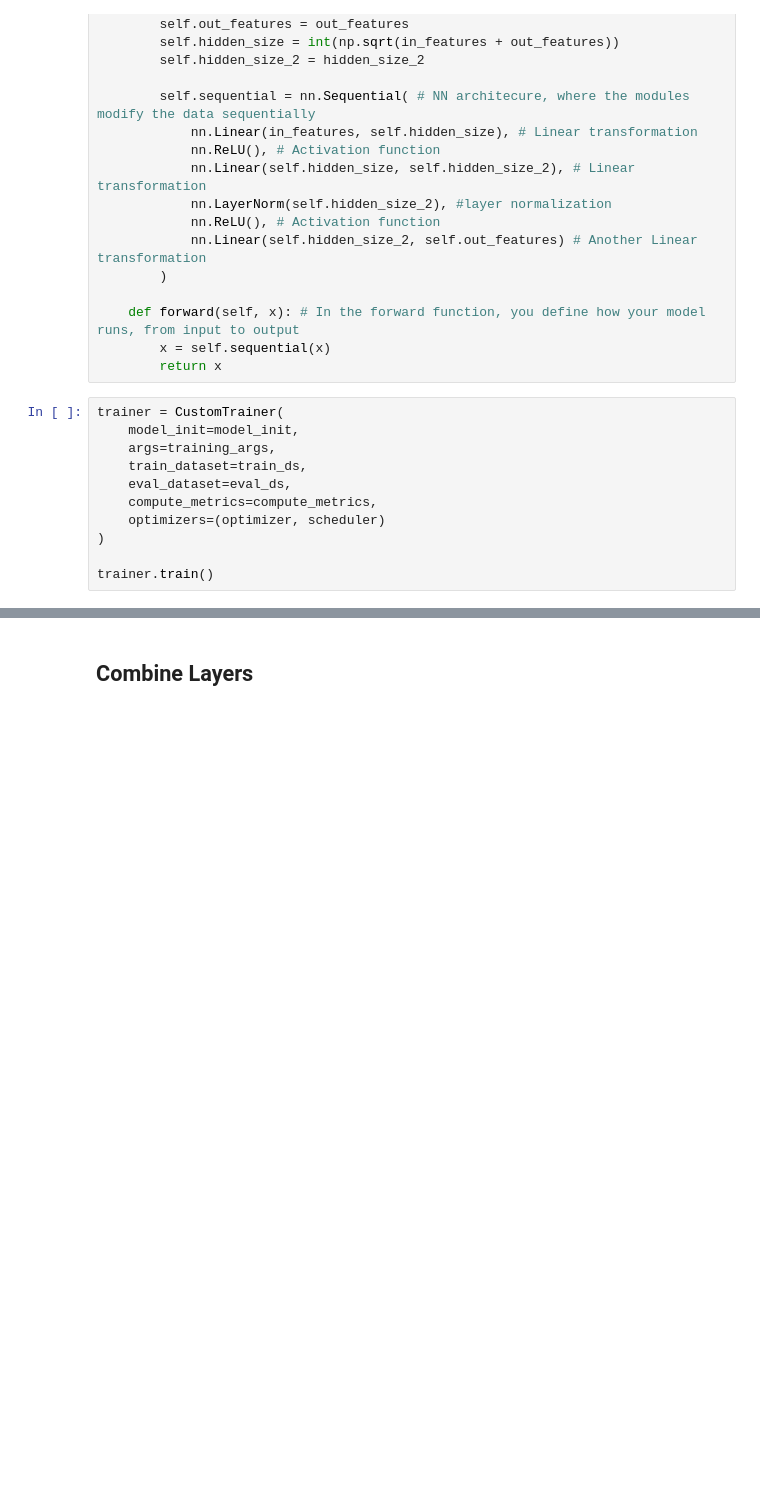
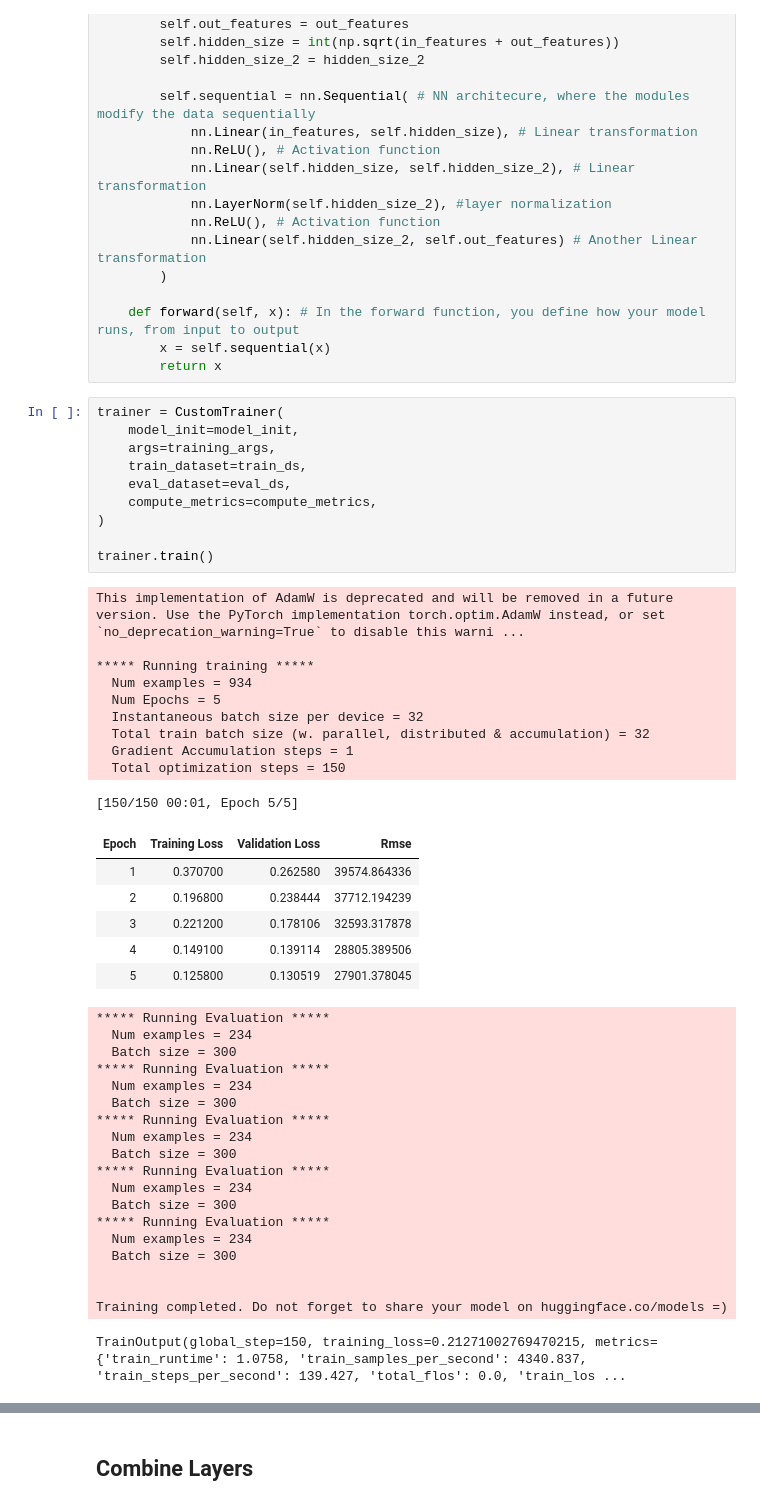
Before and after one commit to Aktsvigun/ml-2, a Jupyter notebook: intro_to_dl (1 module)/seminars/seminar_2.ipynb, the cells around one changed output, grey strips where cells are left out. Cells and saved outputs as stored; diff of their text form; blank space fills up the shorter version.

```diff
--- a/intro_to_dl (1 module)/seminars/seminar_2.ipynb
+++ b/intro_to_dl (1 module)/seminars/seminar_2.ipynb
@@ -378,14 +560,49 @@ class Model(nn.Module):
 # %%
 trainer = CustomTrainer(
     model_init=model_init,
     args=training_args,
     train_dataset=train_ds,
     eval_dataset=eval_ds,
     compute_metrics=compute_metrics,
-    optimizers=(optimizer, scheduler)
 )
 
 trainer.train()
+# %% [output]
+This implementation of AdamW is deprecated and will be removed in a future version. Use the PyTorch implementation torch.optim.AdamW instead, or set `no_deprecation_warning=True` to disable this warni ...
+
+***** Running training *****
+  Num examples = 934
+  Num Epochs = 5
+  Instantaneous batch size per device = 32
+  Total train batch size (w. parallel, distributed & accumulation) = 32
+  Gradient Accumulation steps = 1
+  Total optimization steps = 150
+[150/150 00:01, Epoch 5/5]
+| Epoch | Training Loss | Validation Loss | Rmse |
+| 1 | 0.370700 | 0.262580 | 39574.864336 |
+| 2 | 0.196800 | 0.238444 | 37712.194239 |
+| 3 | 0.221200 | 0.178106 | 32593.317878 |
+| 4 | 0.149100 | 0.139114 | 28805.389506 |
+| 5 | 0.125800 | 0.130519 | 27901.378045 |
+***** Running Evaluation *****
+  Num examples = 234
+  Batch size = 300
+***** Running Evaluation *****
+  Num examples = 234
+  Batch size = 300
+***** Running Evaluation *****
+  Num examples = 234
+  Batch size = 300
+***** Running Evaluation *****
+  Num examples = 234
+  Batch size = 300
+***** Running Evaluation *****
+  Num examples = 234
+  Batch size = 300
+
+
+Training completed. Do not forget to share your model on huggingface.co/models =)
+TrainOutput(global_step=150, training_loss=0.21271002769470215, metrics={'train_runtime': 1.0758, 'train_samples_per_second': 4340.837, 'train_steps_per_second': 139.427, 'total_flos': 0.0, 'train_los ...
 # %%
 metrics_ln = trainer.evaluate(test_ds)
 metrics_ln
```
Also changed, not shown: parts of 23 cells of this notebook.
